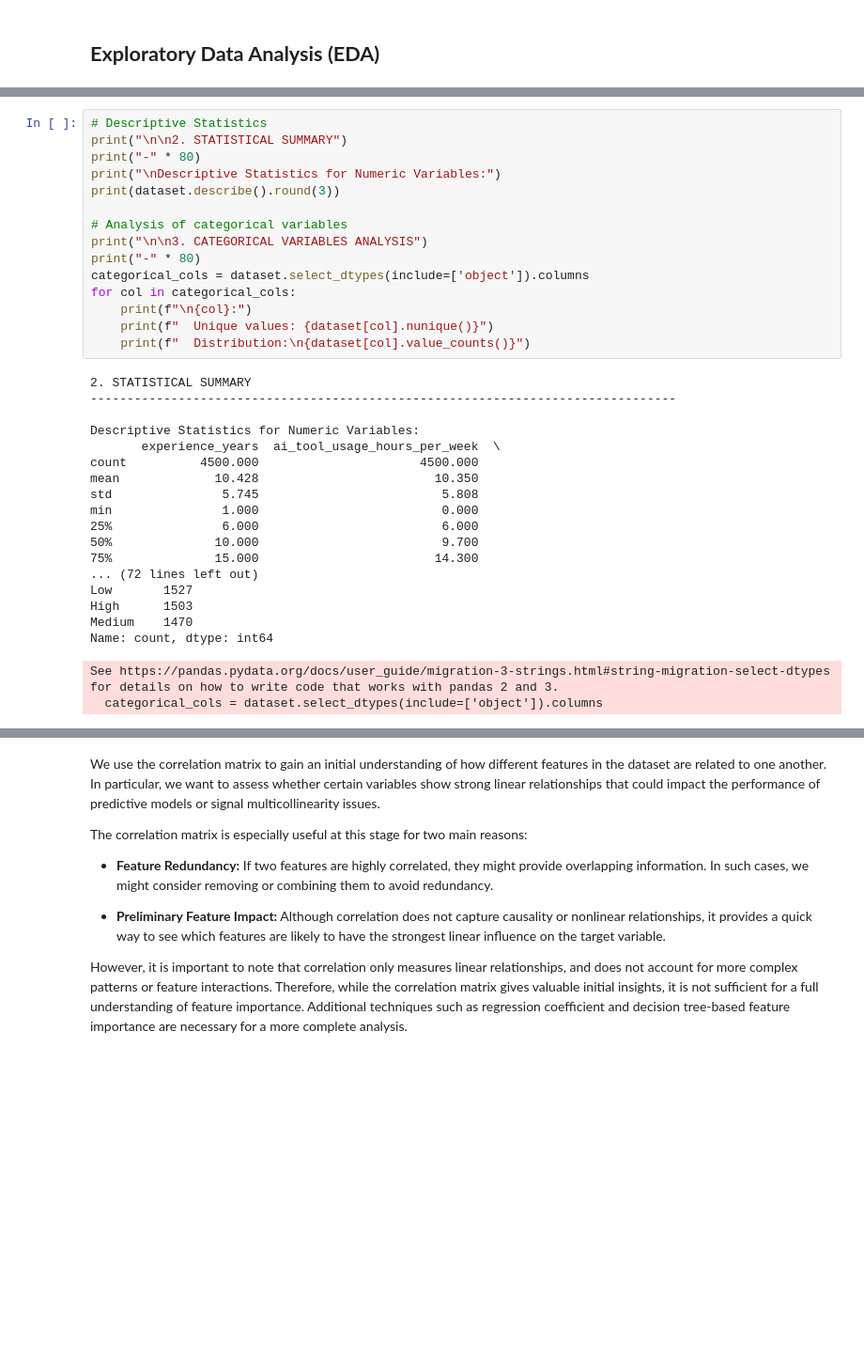
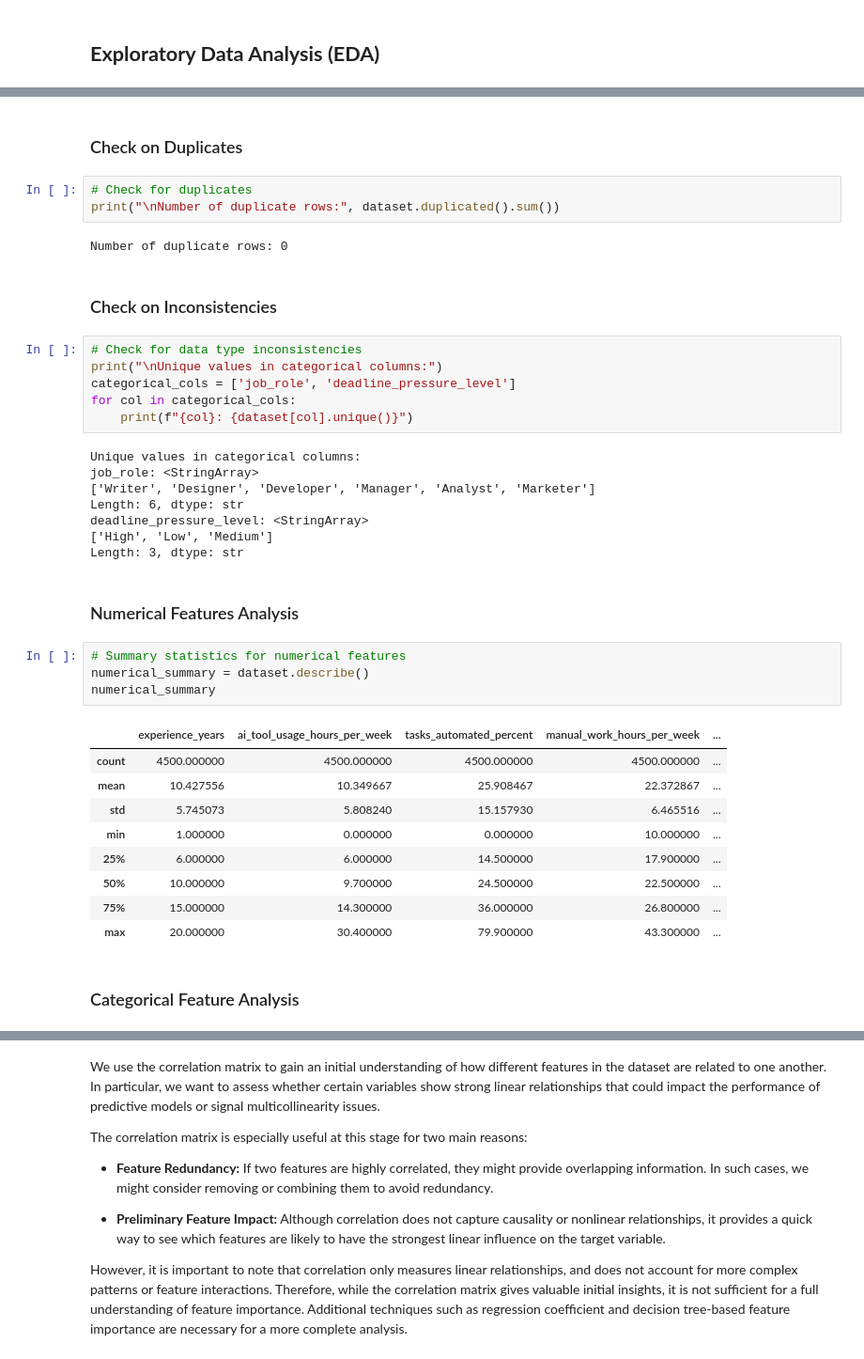
Before and after one commit to saradifranco/AI-Workplace-Productivity-Analysis, a Jupyter notebook: code.ipynb, the cells around one changed output, grey strips where cells are left out. Shown at 94% size. Cells and saved outputs as stored; diff of their text form; blank space fills up the shorter version.

```diff
--- a/code.ipynb
+++ b/code.ipynb
@@ -156,35 +217,41 @@ Memory Usage: 492.32 KB
+# %% [markdown]
+### Check on Duplicates
+# %%
+# Check for duplicates
+print("\nNumber of duplicate rows:", dataset.duplicated().sum())
+# %% [output]
+Number of duplicate rows: 0
+# %% [markdown]
+### Check on Inconsistencies
+# %%
+# Check for data type inconsistencies
+print("\nUnique values in categorical columns:")
+categorical_cols = ['job_role', 'deadline_pressure_level']
+for col in categorical_cols:
+    print(f"{col}: {dataset[col].unique()}")
+# %% [output]
+Unique values in categorical columns:
+job_role: <StringArray>
+['Writer', 'Designer', 'Developer', 'Manager', 'Analyst', 'Marketer']
+Length: 6, dtype: str
+deadline_pressure_level: <StringArray>
+['High', 'Low', 'Medium']
+Length: 3, dtype: str
+# %% [markdown]
+### Numerical Features Analysis
 # %%
-# Descriptive Statistics
-print("\n\n2. STATISTICAL SUMMARY")
-print("-" * 80)
-print("\nDescriptive Statistics for Numeric Variables:")
-print(dataset.describe().round(3))
-
-# Analysis of categorical variables
-print("\n\n3. CATEGORICAL VARIABLES ANALYSIS")
-print("-" * 80)
-categorical_cols = dataset.select_dtypes(include=['object']).columns
-for col in categorical_cols:
-    print(f"\n{col}:")
-    print(f"  Unique values: {dataset[col].nunique()}")
-    print(f"  Distribution:\n{dataset[col].value_counts()}")
+# Summary statistics for numerical features
+numerical_summary = dataset.describe()
+numerical_summary
 # %% [output]
-2. STATISTICAL SUMMARY
---------------------------------------------------------------------------------
-
-Descriptive Statistics for Numeric Variables:
-       experience_years  ai_tool_usage_hours_per_week  \
-count          4500.000                      4500.000
-mean             10.428                        10.350
-std               5.745                         5.808
-min               1.000                         0.000
-25%               6.000                         6.000
-50%              10.000                         9.700
-75%              15.000                        14.300
-... (72 lines left out)
-Low       1527
-High      1503
-Medium    1470
-Name: count, dtype: int64
-See https://pandas.pydata.org/docs/user_guide/migration-3-strings.html#string-migration-select-dtypes for details on how to write code that works with pandas 2 and 3.
-  categorical_cols = dataset.select_dtypes(include=['object']).columns
+|  | experience_years | ai_tool_usage_hours_per_week | tasks_automated_percent | manual_work_hours_per_week | ... |
+| count | 4500.000000 | 4500.000000 | 4500.000000 | 4500.000000 | ... |
+| mean | 10.427556 | 10.349667 | 25.908467 | 22.372867 | ... |
+| std | 5.745073 | 5.808240 | 15.157930 | 6.465516 | ... |
+| min | 1.000000 | 0.000000 | 0.000000 | 10.000000 | ... |
+| 25% | 6.000000 | 6.000000 | 14.500000 | 17.900000 | ... |
+| 50% | 10.000000 | 9.700000 | 24.500000 | 22.500000 | ... |
+| 75% | 15.000000 | 14.300000 | 36.000000 | 26.800000 | ... |
+| max | 20.000000 | 30.400000 | 79.900000 | 43.300000 | ... |
+# %% [markdown]
+### Categorical Feature Analysis
```
Also changed, not shown: parts of 45 cells of this notebook.
